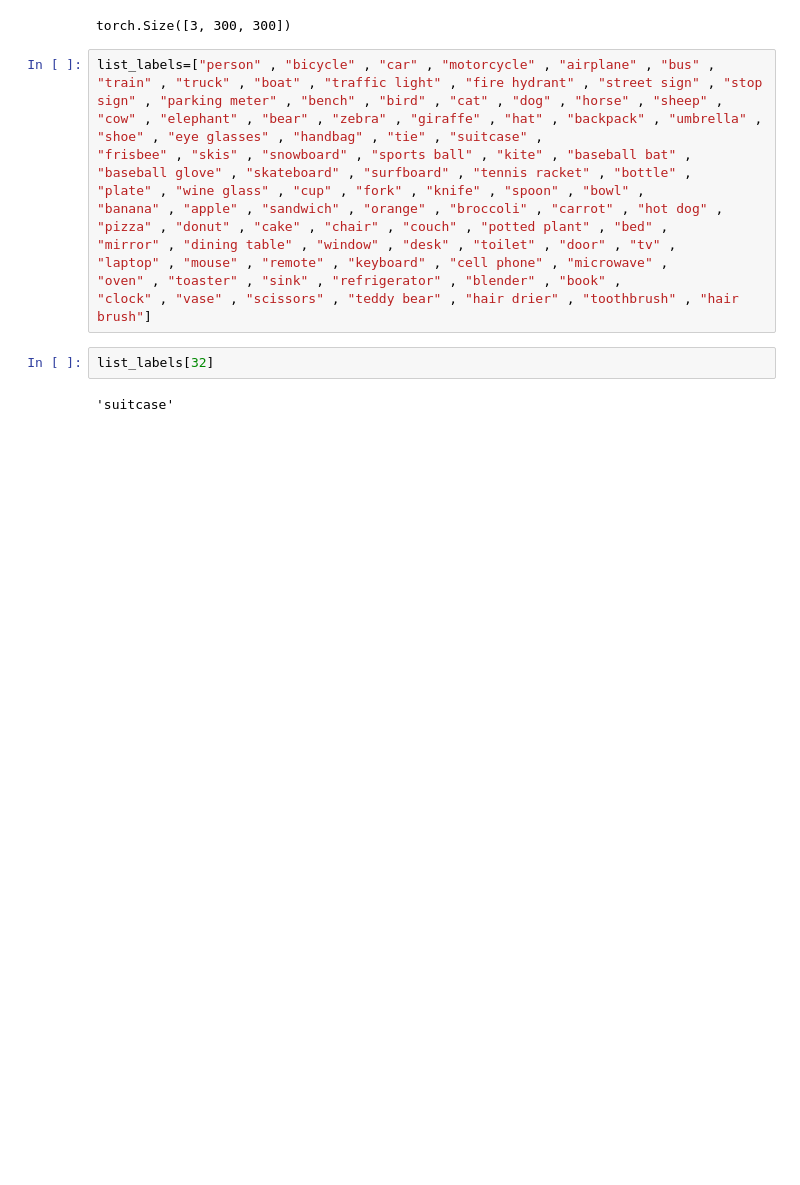
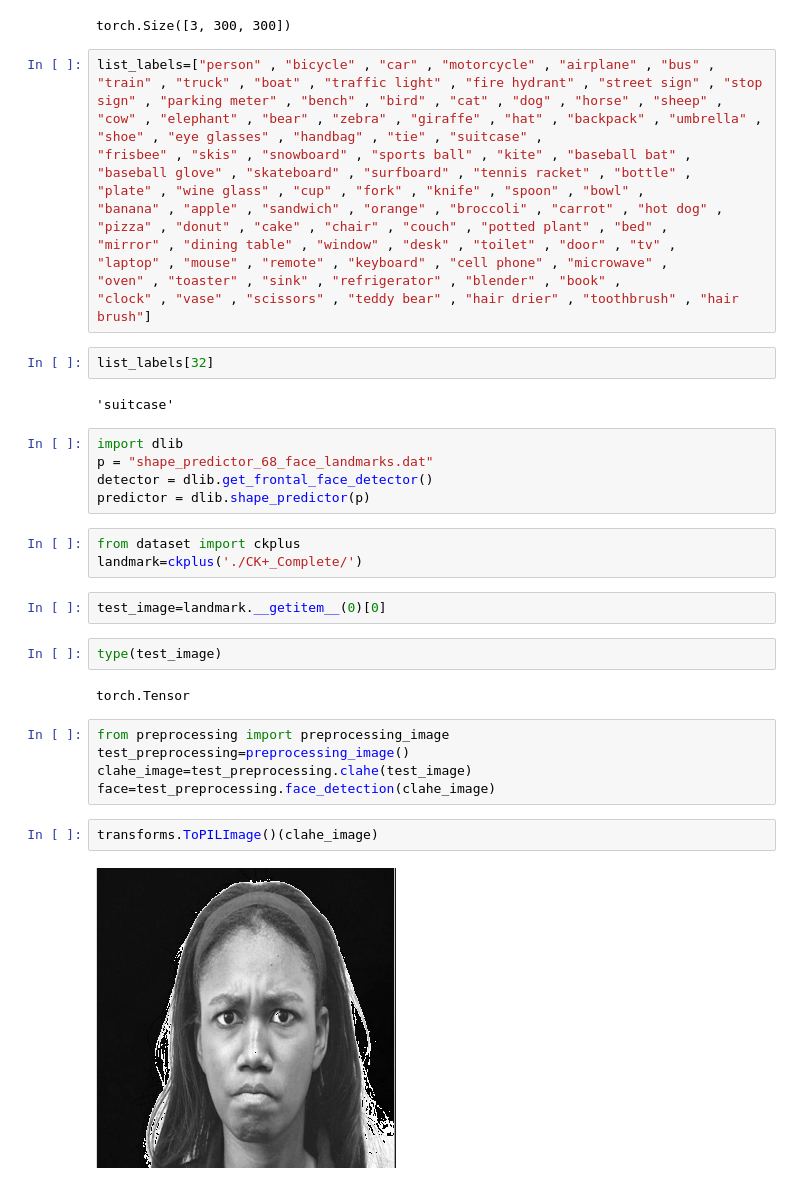
Before and after one commit to ysurs/FER-from-static-images, a Jupyter notebook: check.ipynb, the cells around one changed output. Cells and saved outputs as stored; diff of their text form; blank space fills up the shorter version.

Commit message:
playing with ssd, storing landmarks remaining

```diff
--- a/check.ipynb
+++ b/check.ipynb
@@ -398,3 +398,26 @@ list_labels=["person" , "bicycle" , "car" , "motorcycle" , "airplane" , "bus" ,
 list_labels[32]
 # %% [output]
 'suitcase'
+# %%
+import dlib
+p = "shape_predictor_68_face_landmarks.dat"
+detector = dlib.get_frontal_face_detector()
+predictor = dlib.shape_predictor(p)
+# %%
+from dataset import ckplus
+landmark=ckplus('./CK+_Complete/')
+# %%
+test_image=landmark.__getitem__(0)[0]
+# %%
+type(test_image)
+# %% [output]
+torch.Tensor
+# %%
+from preprocessing import preprocessing_image
+test_preprocessing=preprocessing_image()
+clahe_image=test_preprocessing.clahe(test_image)
+face=test_preprocessing.face_detection(clahe_image)
+# %%
+transforms.ToPILImage()(clahe_image)
+# %% [output]
+[figure, added]
```
Also changed, not shown: parts of 1 cell of this notebook.
